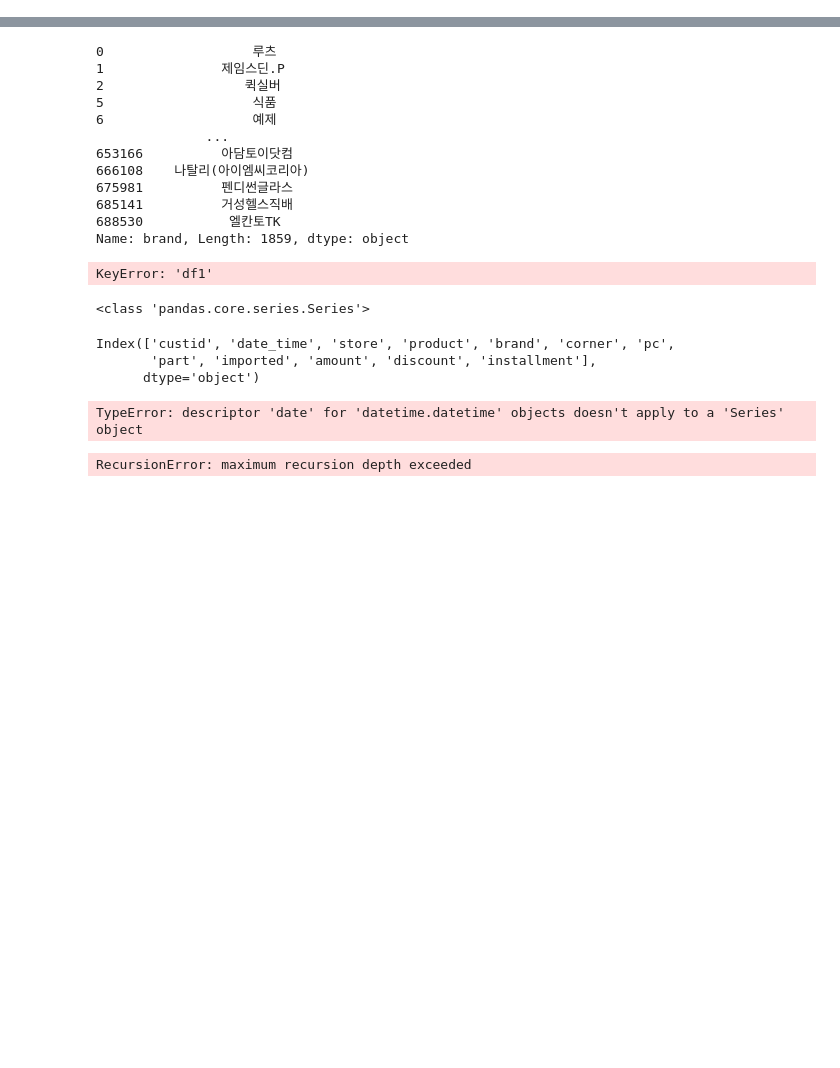
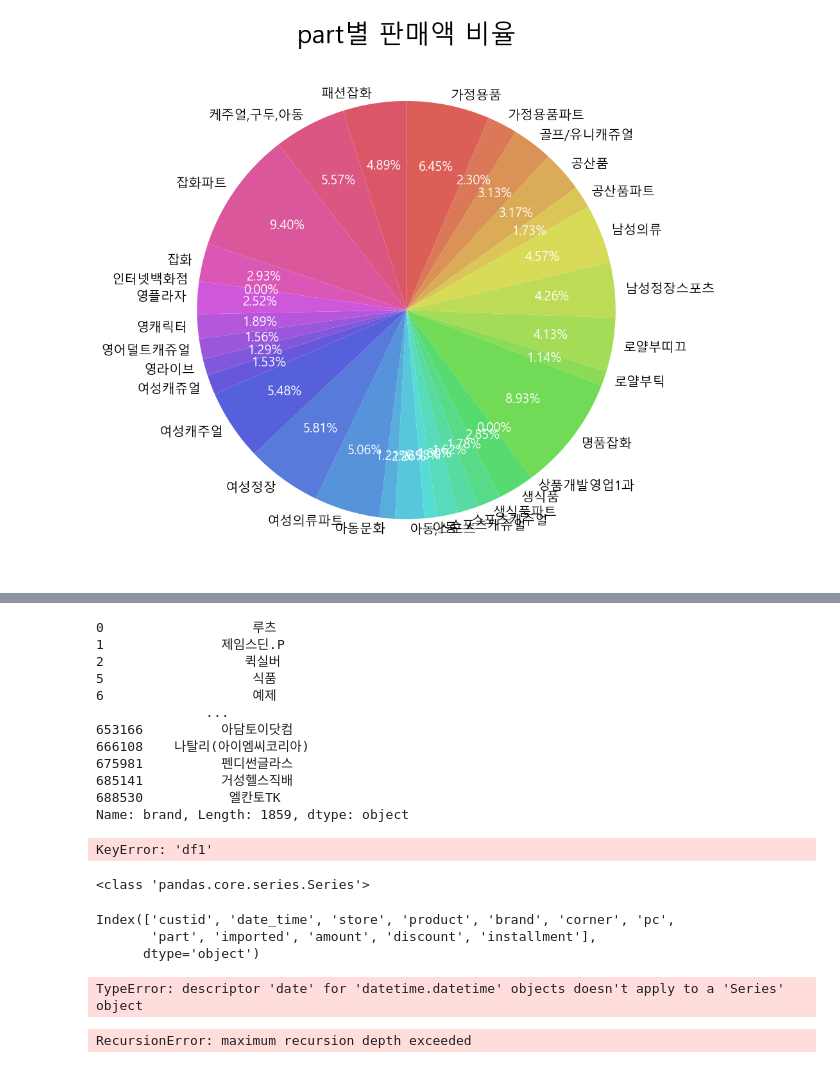
Before and after one commit to swhj4173/kdigital_lecture, a Jupyter notebook: 2월 파이썬/210204 팀 프로젝트(호텔 금액, 시간).ipynb, the cells around one changed output, grey strips where cells are left out. Saved outputs shown, nothing was run; the diff lists cells and outputs as text; code cells hidden in the pictures; blank space fills up the shorter version.

```diff
--- a/2월 파이썬/210204 팀 프로젝트(호텔 금액, 시간).ipynb
+++ b/2월 파이썬/210204 팀 프로젝트(호텔 금액, 시간).ipynb
@@ -2,6 +2,60 @@
 import pandas as pd
 import numpy as np
 import matplotlib.pyplot as plt
+# %%
+import pandas as pd
+import numpy as np
+import matplotlib.pyplot as plt
+import seaborn as sns
+X_train = pd.read_csv('X_train.csv', encoding='cp949')
+y_train=pd.read_csv('y_train.csv', encoding='cp949')
+train = pd.merge(X_train, y_train, on='custid', how='left')
+amount = train.groupby('part').sum()
+# amount = amount.transpose()
+# amount["가정용품."] = amount["가정용품파트"]+amount["가정용품"]
+# amount["잡화."] = amount["잡화"]+amount["잡화파트"]
+# amount["공산품."] = amount["공산품"]+amount["공산품파트"]
+# amount["로얄부티크."] = amount["로얄부띠끄"]+amount["로얄부틱"]
+# amount["생식품."] = amount["생식품"]+amount["생식품파트"]
+# amount["스포츠캐쥬얼."] = amount["스포츠캐주얼"]+amount["스포츠캐쥬얼"]
+# amount["여성캐쥬얼."] = amount["여성캐주얼"]+amount["여성캐쥬얼"]
+# amount = amount.drop(["가정용품파트","가정용품","잡화","잡화파트",
+#                              "공산품","공산품파트","로얄부띠끄","로얄부틱",
+#                              "생식품","생식품파트","스포츠캐주얼","스포츠캐쥬얼",
+#                              "여성캐주얼","여성캐쥬얼"],axis=1)
+# amount = amount.transpose()
+amount = amount.reset_index()
+### 이미지 크기, 폰트
+fig = plt.figure(figsize=(15,15))
+plt.rc('font', family='Malgun Gothic', size=20)
+labels=amount['part']
+colors = sns.color_palette('hls',len(labels))
+patches, texts, autotexts = plt.pie(amount['amount'],
+                                    labels=amount['part'],
+                                    startangle=90, #시작지점
+                                    counterclock=False, #시계방향으로 순서
+                                    autopct='%.2f%%', #pi위에 나타내는 형식
+                                    colors = colors,
+                                    pctdistance=0.7, #pi위에 글씨 나타나는 위치
+                                    labeldistance=1.05 #lable pi 거리
+#                                     rotatelabels=True
+                                   )
+### label 글씨수정
+for t in texts:
+    t.set_color("black")
+    t.set_fontsize(20)
+### label 글씨 수정
+for t in autotexts:
+    t.set_color("white")
+    t.set_fontsize(20)
+### 도넛 모양으로 만들기
+# centre_circle = plt.Circle((0,0),0.3,color='white')
+# plt.gca().add_artist(centre_circle)
+title = 'part별 판매액 비율'
+plt.title(title, size=40)
+plt.show()
+# %% [output]
+[figure, added]
 # %%
 df1 = pd.read_csv('X_test.csv',encoding="cp949")
 df2 = pd.read_csv('X_test.csv', encoding="cp949")
```
Also changed, not shown: parts of 22 cells of this notebook.
